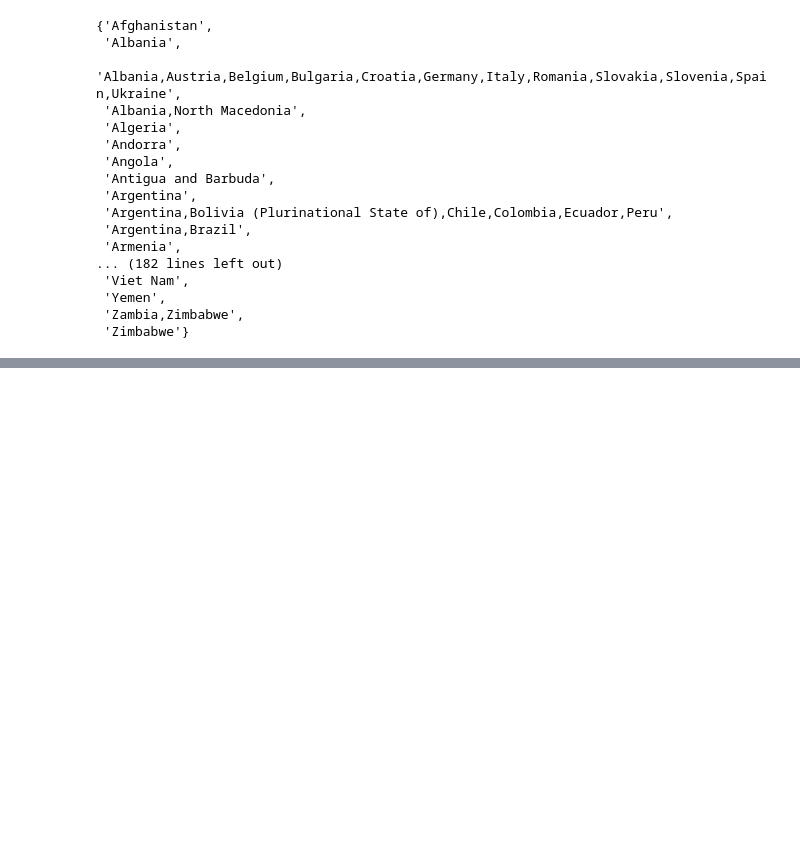
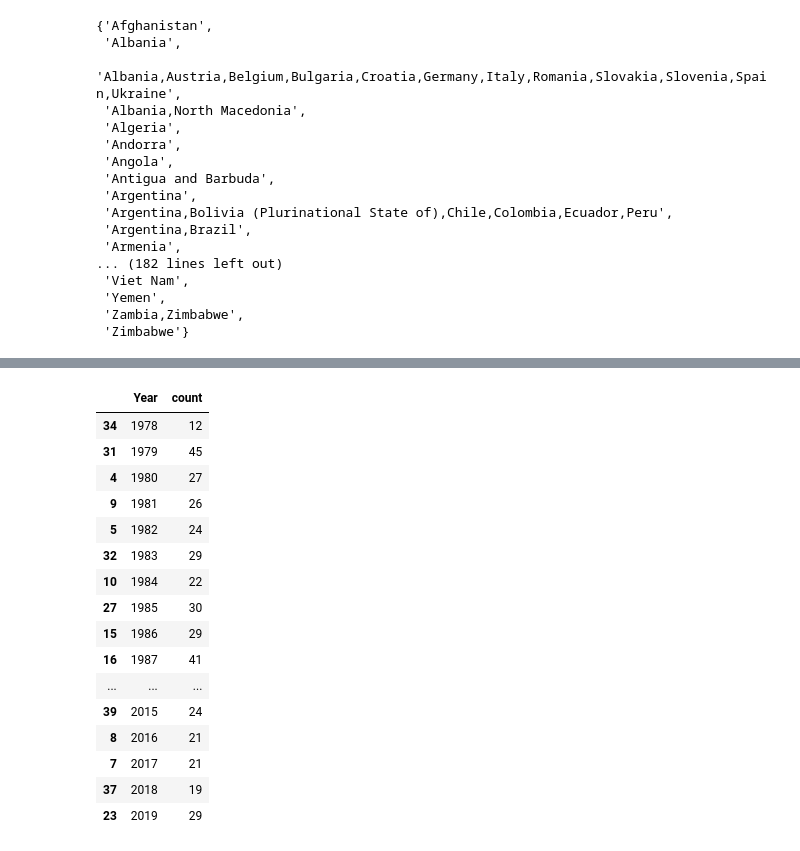
Before and after one commit to elam22/FIT3179-Visualisation-2, a Jupyter notebook: a2/data/Untitled.ipynb, the cells around one changed output, grey strips where cells are left out. Drawn from its saved outputs; the diff is of its cells as text; code cells hidden in the pictures; blank space fills up the shorter version.

Commit message:
jupyter notebook + edited index.html

```diff
--- a/a2/data/Untitled.ipynb
+++ b/a2/data/Untitled.ipynb
@@ -122,0 +219,4 @@ cd.to_csv('country_count_2.csv', index=False)
+# %%
+(pd.DataFrame.from_dict(data=year_lst, orient='index')
+   .to_csv('year_count.csv', header=['count']))
+yc = pd.read_csv('year_count.csv').rename(columns={"Unnamed: 0": "Year"})
@@ -122,0 +232,22 @@ cd.to_csv('country_count_2.csv', index=False)
+# %%
+yc = yc.sort_values(
+   by=["Year"])
+yc
+# %% [output]
+|  | Year | count |
+| 34 | 1978 | 12 |
+| 31 | 1979 | 45 |
+| 4 | 1980 | 27 |
+| 9 | 1981 | 26 |
+| 5 | 1982 | 24 |
+| 32 | 1983 | 29 |
+| 10 | 1984 | 22 |
+| 27 | 1985 | 30 |
+| 15 | 1986 | 29 |
+| 16 | 1987 | 41 |
+| ... | ... | ... |
+| 39 | 2015 | 24 |
+| 8 | 2016 | 21 |
+| 7 | 2017 | 21 |
+| 37 | 2018 | 19 |
+| 23 | 2019 | 29 |
```
Also changed, not shown: parts of 23 cells of this notebook, 7 other files.
